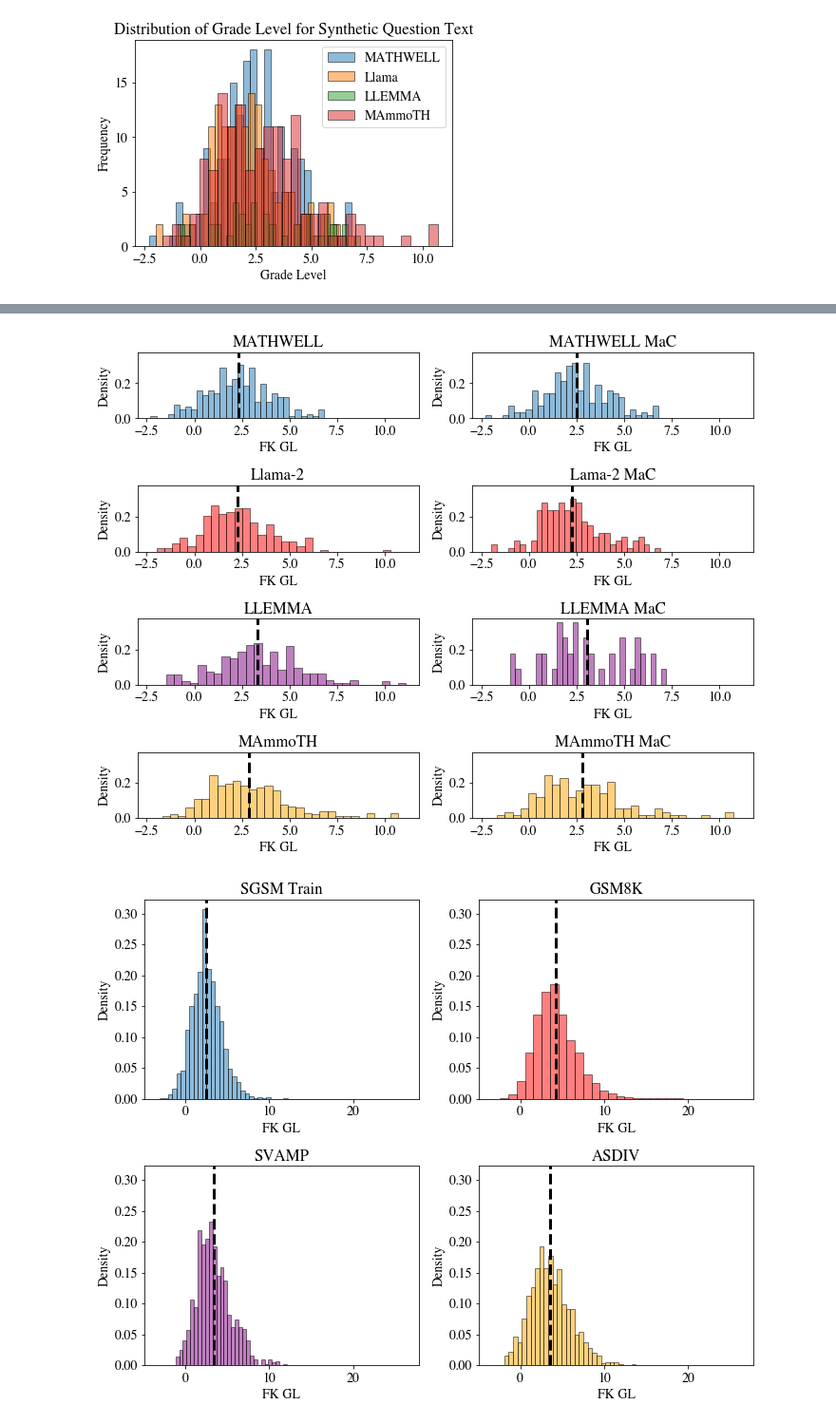
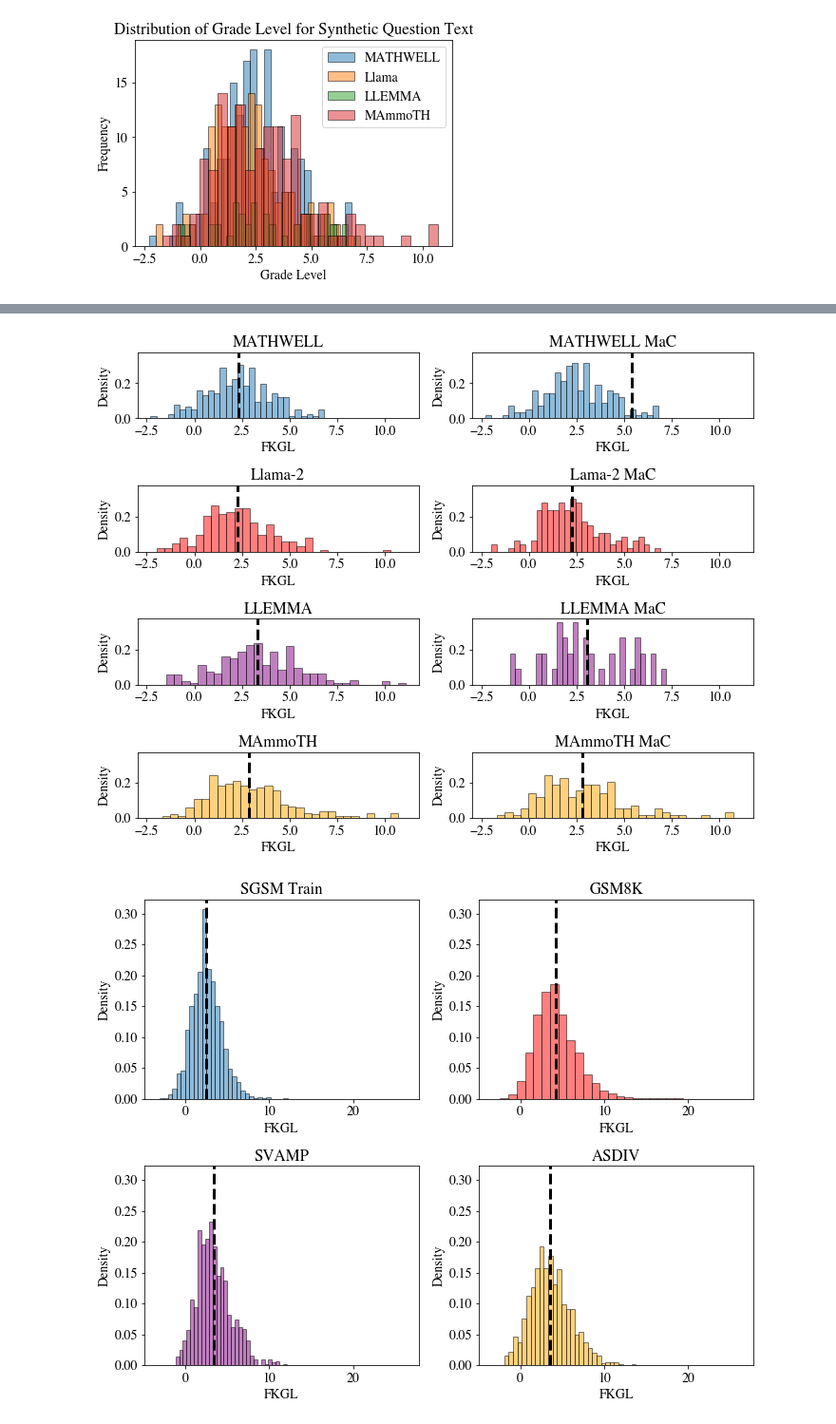
Before and after one commit to bryanchrist/llama2-70b, a Jupyter notebook: reading_level.ipynb, the cells around one changed output, grey strips where cells are left out. Shown at 95% size. Cells and saved outputs as stored; diff of their text form; code cells hidden in the pictures.

```diff
--- a/reading_level.ipynb
+++ b/reading_level.ipynb
@@ -63,13 +79,17 @@ print(np.mean(asdiv_grades), max(asdiv_grades), min(asdiv_grades), np.std(asdiv_
 svamp = pd.read_json('data/svamp.json')
 svamp['question'] = svamp['Body'] + " " + svamp['Question']
 svamp_grades = []
+svamp_ndc = []
 for i in range(0, len(svamp)):
     text = svamp.iloc[i]['question']
     text = str(text)
     grade = textstat.flesch_kincaid_grade(text)
+    ndc = textstat.dale_chall_readability_score(text)
     if grade < -3.40:
         grade = -3.40
     svamp_grades.append(grade)
+    svamp_ndc.append(ndc)
 print(np.mean(svamp_grades), max(svamp_grades), min(svamp_grades), np.std(svamp_grades))
+print(np.mean(svamp_ndc), max(svamp_ndc), min(svamp_ndc), np.std(svamp_ndc))
 # %% [output]
 3.3919 12.1 -1.2 2.0658374548836123
@@ -95,13 +116,17 @@ with open(output_file, 'w') as json_file:
     json.dump(data, json_file)
 gsm_hard = pd.read_json('data/gsmhard.json')
 gsm_hard_grades = []
+gsm_hard_ndc = []
 for i in range(0, len(gsm_hard)):
     text = gsm_hard.iloc[i]['question']
     text = str(text)
     grade = textstat.flesch_kincaid_grade(text)
+    ndc = textstat.dale_chall_readability_score(text)
     if grade < -3.40:
         grade = -3.40
     gsm_hard_grades.append(grade)
+    gsm_hard_ndc.append(ndc)
 print(np.mean(gsm_hard_grades), max(gsm_hard_grades), min(gsm_hard_grades), np.std(gsm_hard_grades))
+print(np.mean(gsm_hard_ndc), max(gsm_hard_ndc), min(gsm_hard_ndc), np.std(gsm_hard_ndc))
 # %% [output]
 4.205686125852918 16.5 -1.8 2.4302564867518868
@@ -110,24 +136,30 @@ print(np.mean(gsm_hard_grades), max(gsm_hard_grades), min(gsm_hard_grades), np.s
 # %%
 def readability(df):
     grades = []
+    ndcs = []
     for i in range(0, len(df)):
         text = df.iloc[i]['question']
         text = str(text)
         grade = textstat.flesch_kincaid_grade(text)
+        ndc = textstat.dale_chall_readability_score(text)
         if grade < -3.40:
             grade = -3.40
         grades.append(grade)
-    return grades
+        ndcs.append(ndc)
+    return grades, ndcs
 def readability_all(df):
     grades = []
+    ndcs = []
     for i in range(0, len(df)):
         text = df.iloc[i]['text']
         text = str(text)
         grade = textstat.flesch_kincaid_grade(text)
+        ndc = textstat.dale_chall_readability_score(text)
         if grade < -3.40:
             grade = -3.40
         grades.append(grade)
-    return grades
+        ndcs.append(ndc)
+    return grades, ndcs
 # %%
 mathwell_an = pd.read_csv('data/mathwell_annotations_final.csv')
 mathwell_an
@@ -301,73 +385,73 @@ plt.savefig('reading_level_his.png')
 fig, axs = plt.subplots(nrows=4, ncols=2, figsize=(10, 8), sharex = True, sharey = True)
 
 # Plot the first histogram on the top subplot
-axs[0, 1].hist(mathwell_good_grades, bins=30, alpha=0.5, label='MATHWELL MaC', edgecolor='black', density=True)
+axs[0, 1].hist(mathwell_good_grades[0], bins=30, alpha=0.5, label='MATHWELL MaC', edgecolor='black', density=True)
 axs[0, 1].set_title('MATHWELL MaC')
 axs[0,1].axvline(np.mean(mathwell_good_grades), color='k', linestyle='dashed', linewidth=3)
 
-axs[1, 1].hist(llama_good_grades, bins=30, alpha=0.5, label='Llama-2 MaC', edgecolor='black', density=True, color = 'Red')
+axs[1, 1].hist(llama_good_grades[0], bins=30, alpha=0.5, label='Llama-2 MaC', edgecolor='black', density=True, color = 'Red')
 axs[1, 1].set_title('Lama-2 MaC')
-axs[1,1].axvline(np.mean(llama_good_grades), color='k', linestyle='dashed', linewidth=3)
+axs[1,1].axvline(np.mean(llama_good_grades[0]), color='k', linestyle='dashed', linewidth=3)
 
-axs[2, 1].hist(llema_good_grades, bins=30, alpha=0.5, label='LLEMMA MaC', edgecolor='black', density=True, color = 'Purple')
+axs[2, 1].hist(llema_good_grades[0], bins=30, alpha=0.5, label='LLEMMA MaC', edgecolor='black', density=True, color = 'Purple')
 axs[2, 1].set_title('LLEMMA MaC')
-axs[2,1].axvline(np.mean(llema_good_grades), color='k', linestyle='dashed', linewidth=3)
+axs[2,1].axvline(np.mean(llema_good_grades[0]), color='k', linestyle='dashed', linewidth=3)
 
-axs[3, 1].hist(mammoth_good_grades, bins=30, alpha=0.5, label='MAmmoTH MaC', edgecolor='black', density=True, color= 'Orange')
+axs[3, 1].hist(mammoth_good_grades[0], bins=30, alpha=0.5, label='MAmmoTH MaC', edgecolor='black', density=True, color= 'Orange')
 axs[3, 1].set_title('MAmmoTH MaC')
-axs[3,1].axvline(np.mean(mammoth_good_grades), color='k', linestyle='dashed', linewidth=3)
+axs[3,1].axvline(np.mean(mammoth_good_grades[0]), color='k', linestyle='dashed', linewidth=3)
 
-axs[0, 0].hist(mathwell_all_grades, bins=30, alpha=0.5, label='MATHWELL', edgecolor='black', density=True)
+axs[0, 0].hist(mathwell_all_grades[0], bins=30, alpha=0.5, label='MATHWELL', edgecolor='black', density=True)
 axs[0, 0].set_title('MATHWELL')
-axs[0,0].axvline(np.mean(mathwell_all_grades), color='k', linestyle='dashed', linewidth=3)
+axs[0,0].axvline(np.mean(mathwell_all_grades[0]), color='k', linestyle='dashed', linewidth=3)
 
-axs[1, 0].hist(llama_all_grades, bins=30, alpha=0.5, label='Llama-2', edgecolor='black', density=True, color = 'Red')
+axs[1, 0].hist(llama_all_grades[0], bins=30, alpha=0.5, label='Llama-2', edgecolor='black', density=True, color = 'Red')
 axs[1, 0].set_title('Llama-2')
-axs[1,0].axvline(np.mean(llama_all_grades), color='k', linestyle='dashed', linewidth=3)
+axs[1,0].axvline(np.mean(llama_all_grades[0]), color='k', linestyle='dashed', linewidth=3)
 
-axs[2, 0].hist(llema_all_grades, bins=30, alpha=0.5, label='LLEMMA', edgecolor='black', density=True, color = 'Purple')
+axs[2, 0].hist(llema_all_grades[0], bins=30, alpha=0.5, label='LLEMMA', edgecolor='black', density=True, color = 'Purple')
 axs[2, 0].set_title('LLEMMA')
-axs[2,0].axvline(np.mean(llema_all_grades), color='k', linestyle='dashed', linewidth=3)
+axs[2,0].axvline(np.mean(llema_all_grades[0]), color='k', linestyle='dashed', linewidth=3)
 
-axs[3, 0].hist(mammoth_all_grades, bins=30, alpha=0.5, label='MAmmoTH', edgecolor='black', density=True, color= 'Orange')
+axs[3, 0].hist(mammoth_all_grades[0], bins=30, alpha=0.5, label='MAmmoTH', edgecolor='black', density=True, color= 'Orange')
 axs[3, 0].set_title('MAmmoTH')
-axs[3,0].axvline(np.mean(mammoth_all_grades), color='k', linestyle='dashed', linewidth=3)
+axs[3,0].axvline(np.mean(mammoth_all_grades[0]), color='k', linestyle='dashed', linewidth=3)
 
-axs[0, 0].set_xlabel('FK GL')
+axs[0, 0].set_xlabel('FKGL')
 axs[0, 0].set_ylabel('Density')
-axs[0, 1].set_xlabel('FK GL')
+axs[0, 1].set_xlabel('FKGL')
 axs[0, 1].set_ylabel('Density')
-axs[1, 0].set_xlabel('FK GL')
+axs[1, 0].set_xlabel('FKGL')
 axs[1, 0].set_ylabel('Density')
-axs[1, 1].set_xlabel('FK GL')
+axs[1, 1].set_xlabel('FKGL')
 axs[1, 1].set_ylabel('Density')
-axs[2, 0].set_xlabel('FK GL')
+axs[2, 0].set_xlabel('FKGL')
 axs[2, 0].set_ylabel('Density')
-axs[2, 1].set_xlabel('FK GL')
+axs[2, 1].set_xlabel('FKGL')
 axs[2, 1].set_ylabel('Density')
-axs[3, 0].set_xlabel('FK GL')
+axs[3, 0].set_xlabel('FKGL')
 axs[3, 0].set_ylabel('Density')
-axs[3, 1].set_xlabel('FK GL')
+axs[3, 1].set_xlabel('FKGL')
 axs[3, 1].set_ylabel('Density')
 axs[0,0].tick_params(axis='both', which='both', labelsize=14, labelbottom=True)
 axs[0,1].tick_params(axis='both', which='both', labelsize=14, labelbottom=True)
 axs[1,0].tick_params(axis='both', which='both', labelsize=14, labelbottom=True)
 axs[1,1].tick_params(axis='both', which='both', labelsize=14, labelbottom=True)
 axs[2,0].tick_params(axis='both', which='both', labelsize=14, labelbottom=True)
 axs[2,1].tick_params(axis='both', which='both', labelsize=14, labelbottom=True)
 axs[3,0].tick_params(axis='both', which='both', labelsize=14, labelbottom=True)
 axs[3,1].tick_params(axis='both', which='both', labelsize=14, labelbottom=True)
 
 axs[0,1].tick_params(axis='y', which='both', labelsize=14, labelleft=True)
 axs[1,1].tick_params(axis='y', which='both', labelsize=14, labelleft=True)
 axs[2,1].tick_params(axis='y', which='both', labelsize=14, labelleft=True)
 axs[3,1].tick_params(axis='y', which='both', labelsize=14, labelleft=True)
 
 # Customize the overall layout
 plt.tight_layout()
 plt.savefig('reading_level_models.png')
 # %% [output]
-[figure, old version]
+[figure, new version]
 # %%
 # Create a figure with two subplots (2 rows, 1 column)
 fig, axs = plt.subplots(nrows=2, ncols=2, figsize=(10, 8), sharex = True, sharey = True)
```
Also changed, not shown: parts of 29 cells of this notebook, 4 other files.
